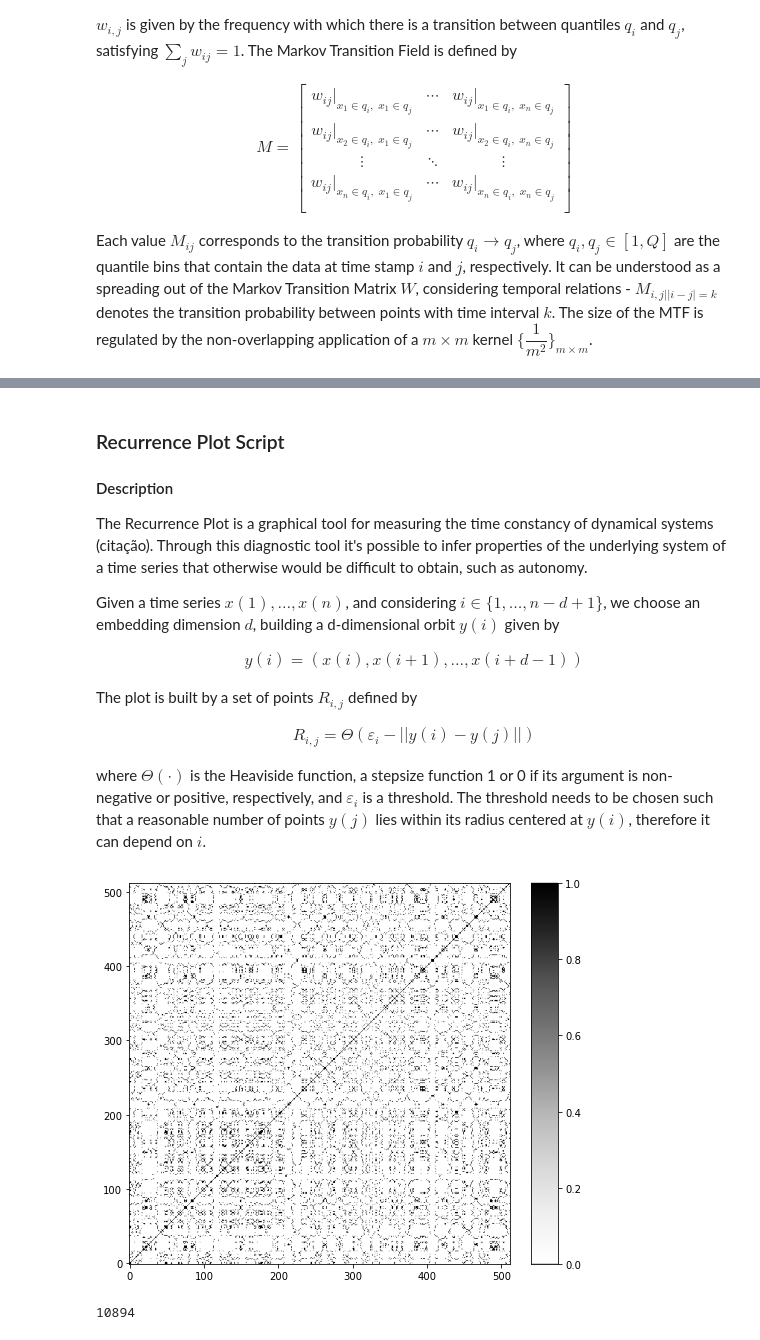
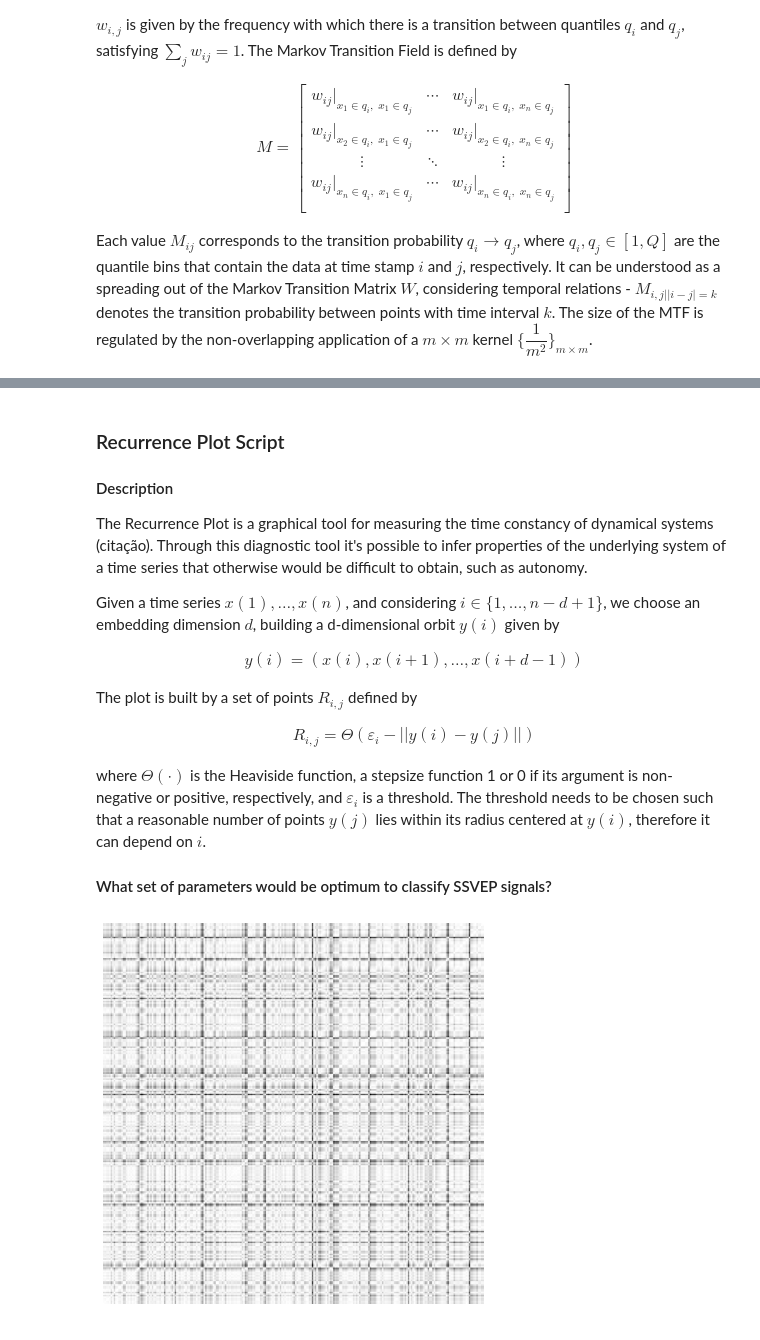
Before and after one commit to patrick-oliveira/ICDeepLearning, a Jupyter notebook: 3 - Time Series Imaging.ipynb, the cells around one changed output, grey strips where cells are left out. Saved outputs shown, nothing was run; the diff lists cells and outputs as text; code cells hidden in the pictures.

```diff
--- a/3 - Time Series Imaging.ipynb
+++ b/3 - Time Series Imaging.ipynb
@@ -200,28 +149,5 @@ $$
 $$
 
 where $\Theta(\cdot)$ is the Heaviside function, a stepsize function 1 or 0 if its argument is non-negative or positive, respectively, and $\varepsilon_i$ is a threshold. The threshold needs to be chosen such that a reasonable number of points $y(j)$ lies within its radius centered at $y(i)$, therefore it can depend on $i$.
+
+#### What set of parameters would be optimum to classify SSVEP signals?
-# %%
-# EXAMPLE: RECURRENCE PLOT
-sample = np.loadtxt( (Project.combined_series_dir / preprocessing / signal_length / data.loc[0]['subject'] / data.loc[0]['state'] / data.loc[0]['file']).__str__() ).reshape(1, -1)
-mtf = RecurrencePlot(threshold = 'point', percentage = 10)
-X_mtf = mtf.fit_transform(sample)
-
-fig = plt.figure(figsize = (12, 7))
-grid = ImageGrid(fig, 111,
-                 nrows_ncols=(1, 1),
-                 axes_pad=0.15,
-                 share_all=True,
-                 cbar_location="right",
-                 cbar_mode="single",
-                 cbar_size="7%",
-                 cbar_pad=0.3,
-                 )
-
-for ax in grid:
-    im = ax.imshow(X_mtf[0], cmap = 'Greys', origin = 'lower')
-
-ax.cax.colorbar(im)
-ax.cax.toggle_label(True)
-plt.show()
-# %% [output]
-[figure, removed]
@@ -233,4 +153,0 @@ fig_path = Project.images_dir / preprocessing / method / signal_length
-# %%
-len(data)
-# %% [output]
-10894
@@ -238,0 +154,6 @@ Fields.createField(rp, data, range(10000, 10894), figSize, fig_path, signal_leng
+# %%
+# Summation
+ImagingInterface.pic_args = None
+rp_result = ImagingInterface.apply('rp', sample, percentage = 1)
+# %% [output]
+[figure, added]
```
Also changed, not shown: parts of 26 cells of this notebook, 3 other files.
